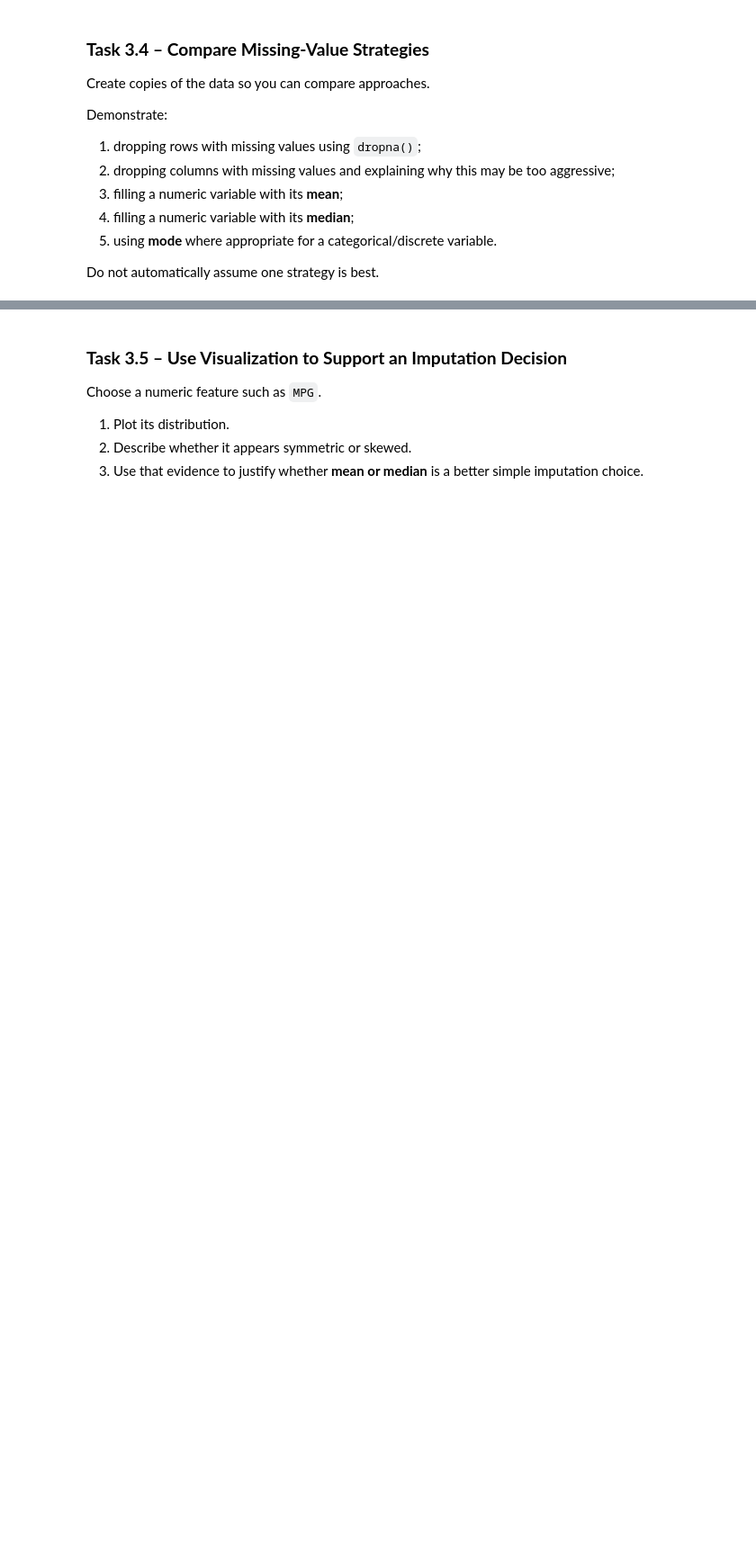
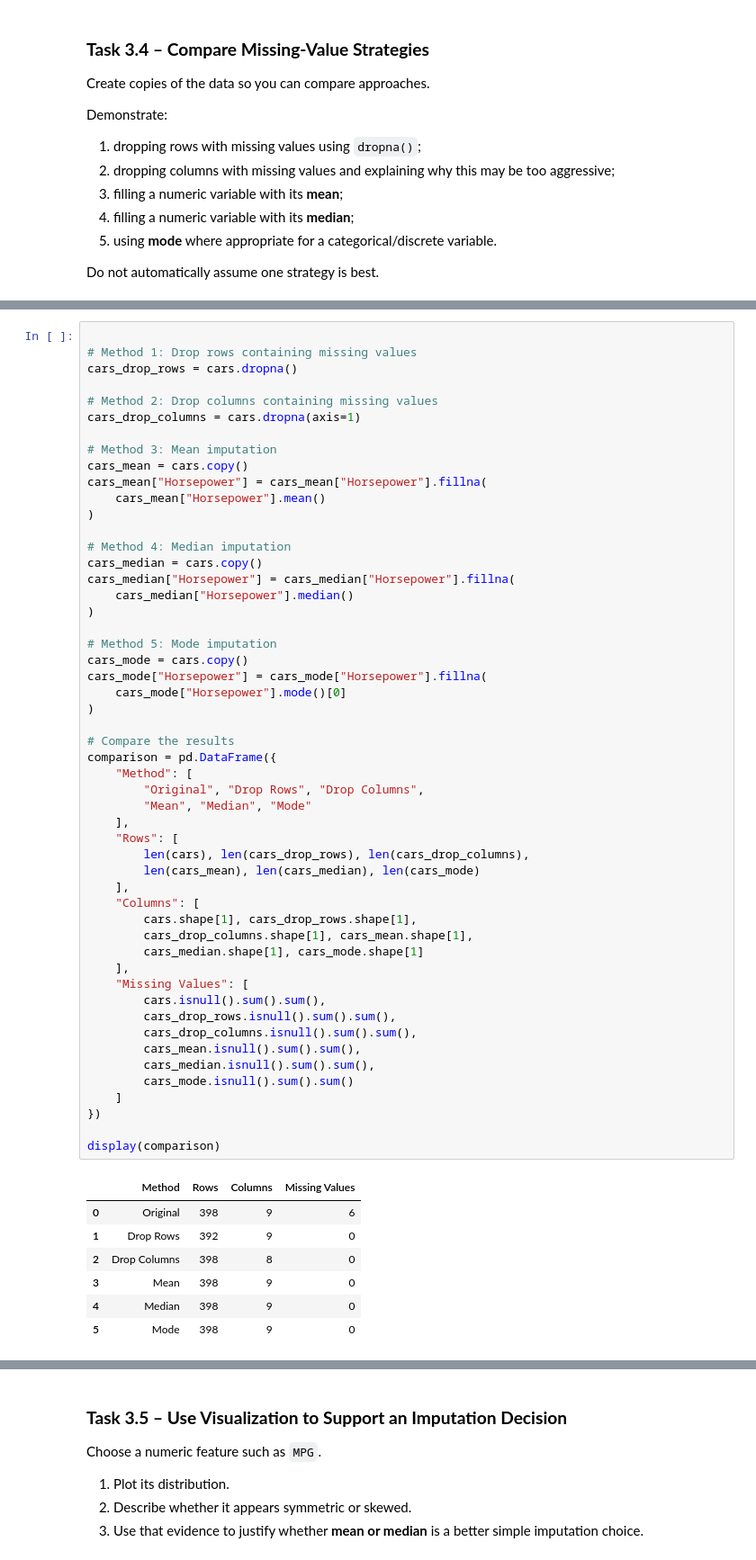
Before and after one commit to AlamirConestoga/Tidying_Cleaning_Imputation_Outlier_Detection, a Jupyter notebook: week5Lab_Students.ipynb, the cells around one changed output, grey strips where cells are left out. Shown at 90% size. Drawn from its saved outputs; the diff is of its cells as text; blank space fills up the shorter version.

```diff
--- a/week5Lab_Students.ipynb
+++ b/week5Lab_Students.ipynb
@@ -795,0 +1021,60 @@ Do not automatically assume one strategy is best.
+# %%
+
+# Method 1: Drop rows containing missing values
+cars_drop_rows = cars.dropna()
+
+# Method 2: Drop columns containing missing values
+cars_drop_columns = cars.dropna(axis=1)
+
+# Method 3: Mean imputation
+cars_mean = cars.copy()
+cars_mean["Horsepower"] = cars_mean["Horsepower"].fillna(
+    cars_mean["Horsepower"].mean()
+)
+
+# Method 4: Median imputation
+cars_median = cars.copy()
+cars_median["Horsepower"] = cars_median["Horsepower"].fillna(
+    cars_median["Horsepower"].median()
+)
+
+# Method 5: Mode imputation
+cars_mode = cars.copy()
+cars_mode["Horsepower"] = cars_mode["Horsepower"].fillna(
+    cars_mode["Horsepower"].mode()[0]
+)
+
+# Compare the results
+comparison = pd.DataFrame({
+    "Method": [
+        "Original", "Drop Rows", "Drop Columns",
+        "Mean", "Median", "Mode"
+    ],
+    "Rows": [
+        len(cars), len(cars_drop_rows), len(cars_drop_columns),
+        len(cars_mean), len(cars_median), len(cars_mode)
+    ],
+    "Columns": [
+        cars.shape[1], cars_drop_rows.shape[1],
+        cars_drop_columns.shape[1], cars_mean.shape[1],
+        cars_median.shape[1], cars_mode.shape[1]
+    ],
+    "Missing Values": [
+        cars.isnull().sum().sum(),
+        cars_drop_rows.isnull().sum().sum(),
+        cars_drop_columns.isnull().sum().sum(),
+        cars_mean.isnull().sum().sum(),
+        cars_median.isnull().sum().sum(),
+        cars_mode.isnull().sum().sum()
+    ]
+})
+
+display(comparison)
+# %% [output]
+|  | Method | Rows | Columns | Missing Values |
+| 0 | Original | 398 | 9 | 6 |
+| 1 | Drop Rows | 392 | 9 | 0 |
+| 2 | Drop Columns | 398 | 8 | 0 |
+| 3 | Mean | 398 | 9 | 0 |
+| 4 | Median | 398 | 9 | 0 |
+| 5 | Mode | 398 | 9 | 0 |
```
Also changed, not shown: parts of 32 cells of this notebook, 2 other files.
